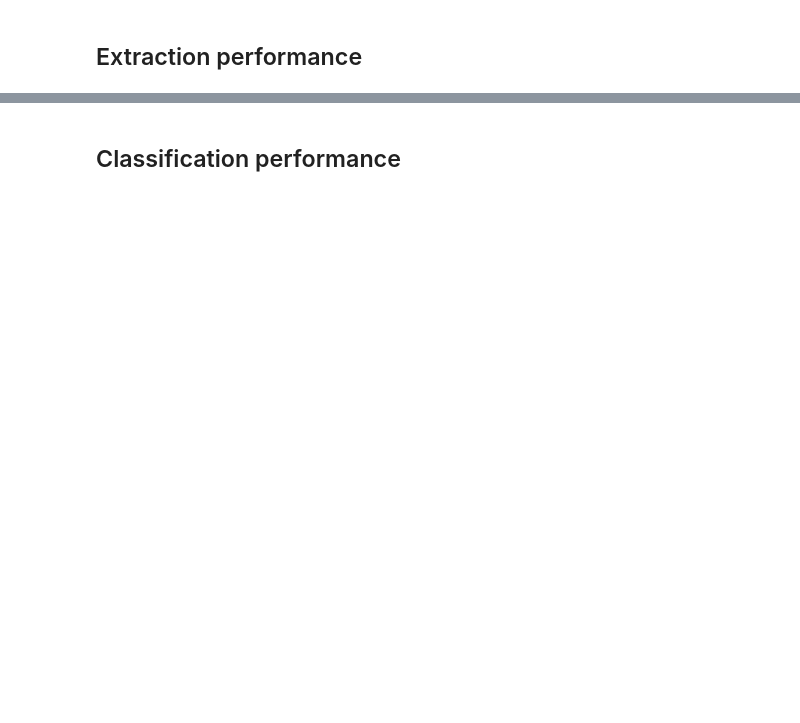
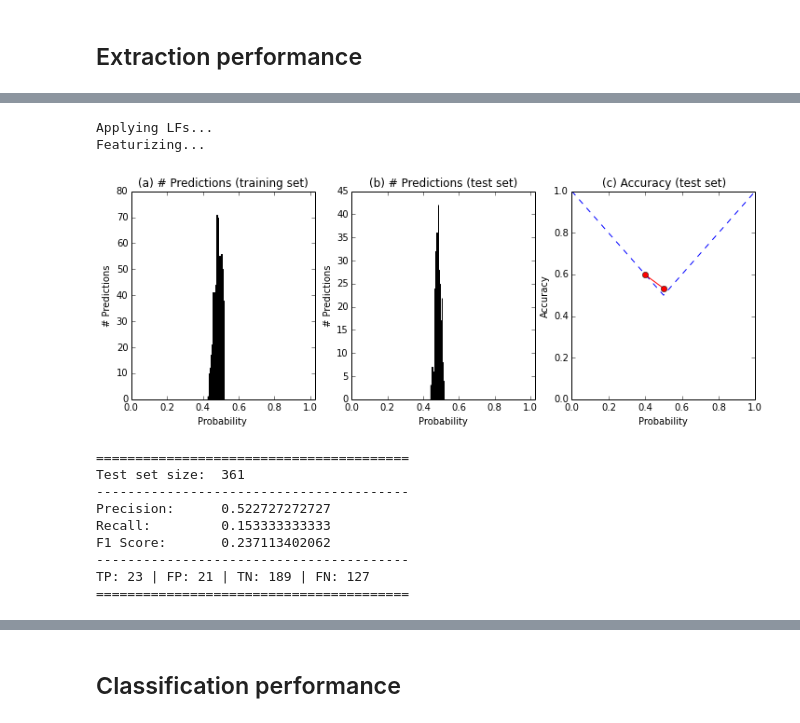
Before and after one commit to kuleshov/gwaskb, a Jupyter notebook: notebooks/phenotype-extraction.ipynb, the cells around one changed output, grey strips where cells are left out. Cells and saved outputs as stored; diff of their text form; code cells hidden in the pictures; blank space fills up the shorter version.

Commit message:
learning in phenotype textbook

```diff
--- a/notebooks/phenotype-extraction.ipynb
+++ b/notebooks/phenotype-extraction.ipynb
@@ -324,0 +443,23 @@ Identification of a novel susceptibility locus for juvenile idiopathic arthritis
+# %%
+import numpy as np
+
+# Split into train and test set
+candidates = phen_c
+training_candidates = []
+gold_candidates     = []
+gold_labels         = []
+n_half = len(candidates)/2
+for c in candidates[:n_half]:
+    if c.uid in gt_dict:
+        gold_candidates.append(c)
+        gold_labels.append(gt_dict[c.uid])
+    else:
+        training_candidates.append(c)
+training_candidates.extend(candidates[n_half:])
+gold_labels = np.array(gold_labels)
+print "Training set size: %s" % len(training_candidates)
+print "Gold set size: %s" % len(gold_candidates)
+print "Positive labels in training set: %s" % len([c for c in training_candidates if gt_dict.get(c.uid,0)==1])
+print "Negative labels in training set: %s" % len([c for c in training_candidates if gt_dict.get(c.uid,0)==-1])
+print "Positive labels in gold set: %s" % len([c for c in gold_candidates if gt_dict[c.uid]==1])
+print "Negative labels in gold set: %s" % len([c for c in gold_candidates if gt_dict[c.uid]==-1])
@@ -324,0 +519,5 @@ Identification of a novel susceptibility locus for juvenile idiopathic arthritis
+# %%
+from snorkel.snorkel import TrainingSet
+from snorkel.features import NgramFeaturizer
+
+training_set = TrainingSet(training_candidates, LFs, featurizer=NgramFeaturizer())
@@ -324,0 +546,13 @@ Identification of a novel susceptibility locus for juvenile idiopathic arthritis
+# %%
+from snorkel.snorkel import Learner, PipelinedLearner
+import snorkel.learning
+from snorkel.learning import LogReg
+
+learner = PipelinedLearner(training_set, model=snorkel.learning.LogReg())
+
+# Splitting into CV and test set
+n_half = len(gold_candidates)/2
+test_candidates = gold_candidates[:n_half]
+test_labels     = gold_labels[:n_half]
+cv_candidates   = gold_candidates[n_half:]
+cv_labels       = gold_labels[n_half:]
@@ -324,0 +591,15 @@ Identification of a novel susceptibility locus for juvenile idiopathic arthritis
+# %%
+learner.test(test_candidates, test_labels)
+# %% [output]
+Applying LFs...
+Featurizing...
+[figure, added]
+========================================
+Test set size:  361
+----------------------------------------
+Precision:      0.522727272727
+Recall:         0.153333333333
+F1 Score:       0.237113402062
+----------------------------------------
+TP: 23 | FP: 21 | TN: 189 | FN: 127
+========================================
```
Also changed, not shown: parts of 28 cells of this notebook, 1 other file.
